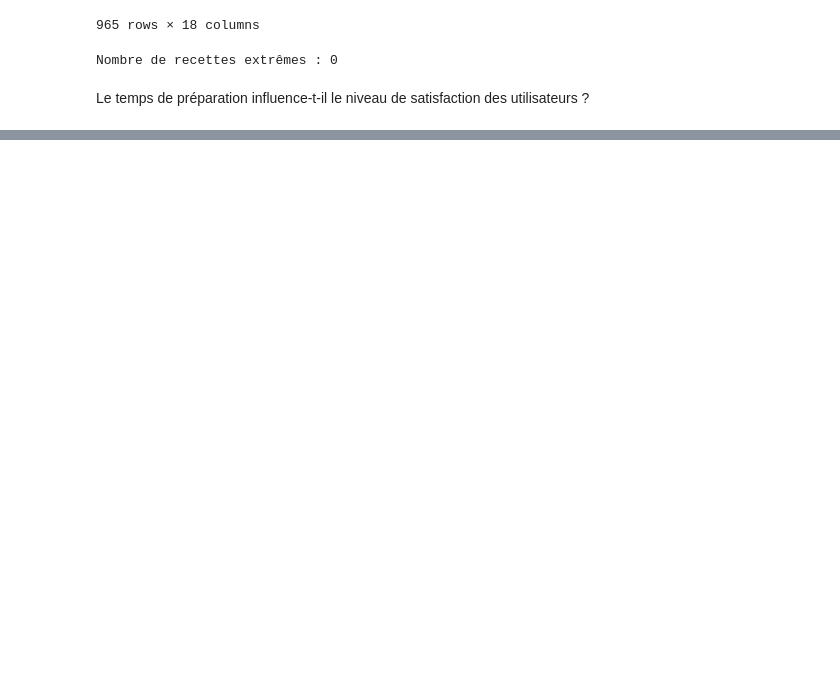
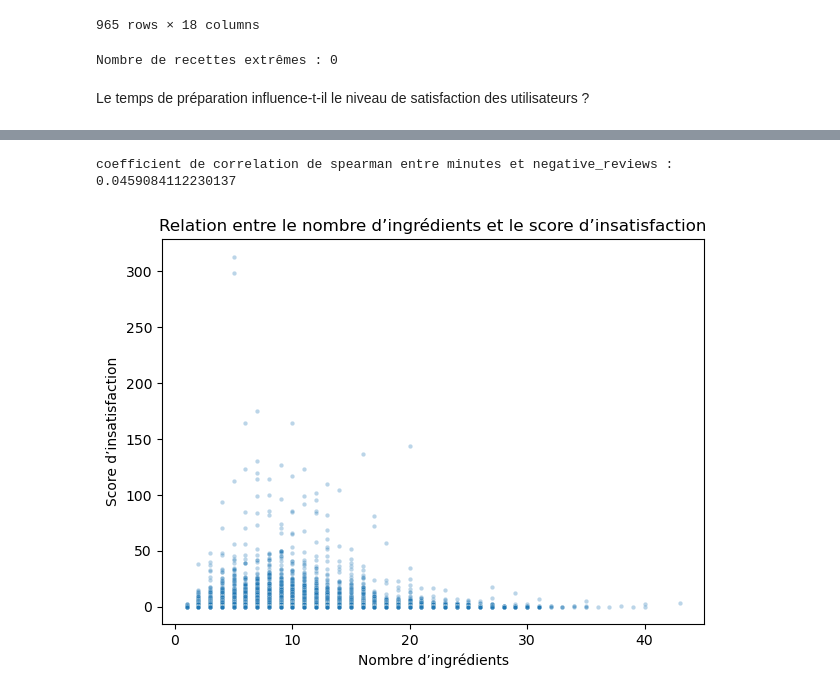
Before and after one commit to DjNaGuRo/MangeTaMain, a Jupyter notebook: notebooks/data_vizualisation.ipynb, the cells around one changed output, grey strips where cells are left out. Saved outputs shown, nothing was run; the diff lists cells and outputs as text; code cells hidden in the pictures; blank space fills up the shorter version.

```diff
--- a/notebooks/data_vizualisation.ipynb
+++ b/notebooks/data_vizualisation.ipynb
@@ -300,0 +297,9 @@ Passing `palette` without assigning `hue` is deprecated and will be removed in v
+# %%
+corr_min_negative = spearman_correlation(merged_df, 'minutes', 'negative_reviews')
+print(f"coefficient de correlation de spearman entre minutes et negative_reviews : {corr_min_negative}")
+# %% [output]
+coefficient de correlation de spearman entre minutes et negative_reviews : 0.0459084112230137
+# %%
+plot_ingredients_vs_negative_score(merged_df, show=True)
+# %% [output]
+[figure, added]
```
Also changed, not shown: parts of 7 cells of this notebook, 3 other files.
